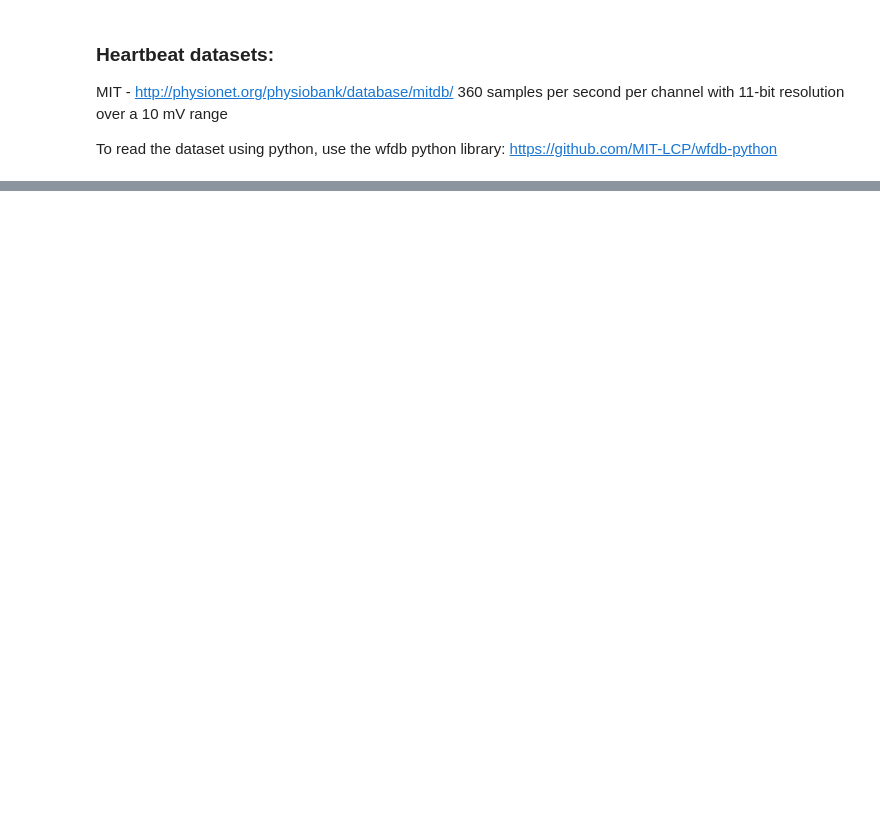
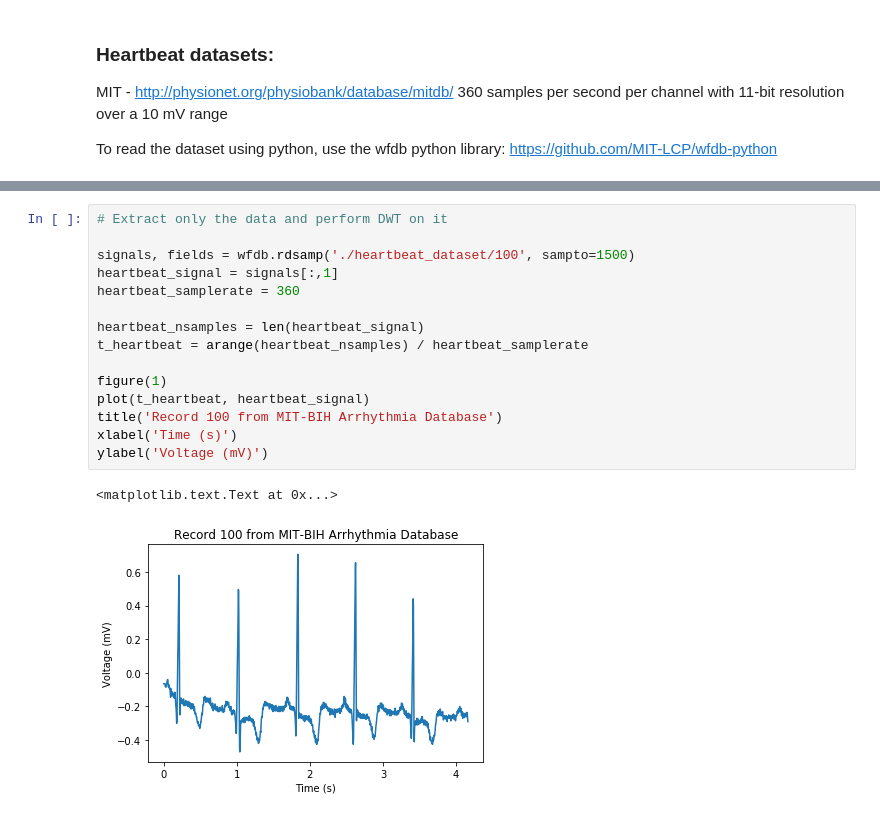
Before and after one commit to ucb-ee290c/fa18-wellness-monitor, a Jupyter notebook: scripts/wavelets/wavelet_transform.ipynb, the cells around one changed output, grey strips where cells are left out. Saved outputs shown, nothing was run; the diff lists cells and outputs as text; blank space fills up the shorter version.

```diff
--- a/scripts/wavelets/wavelet_transform.ipynb
+++ b/scripts/wavelets/wavelet_transform.ipynb
@@ -445,3 +518,21 @@ print(record)
 # %% [output]
 [figure]
 <wfdb.io.record.Record object at 0x...>
+# %%
+# Extract only the data and perform DWT on it
+
+signals, fields = wfdb.rdsamp('./heartbeat_dataset/100', sampto=1500)
+heartbeat_signal = signals[:,1]
+heartbeat_samplerate = 360
+
+heartbeat_nsamples = len(heartbeat_signal)
+t_heartbeat = arange(heartbeat_nsamples) / heartbeat_samplerate
+
+figure(1)
+plot(t_heartbeat, heartbeat_signal)
+title('Record 100 from MIT-BIH Arrhythmia Database')
+xlabel('Time (s)')
+ylabel('Voltage (mV)')
+# %% [output]
+<matplotlib.text.Text at 0x...>
+[figure, added]
```
Also changed, not shown: parts of 14 cells of this notebook.
